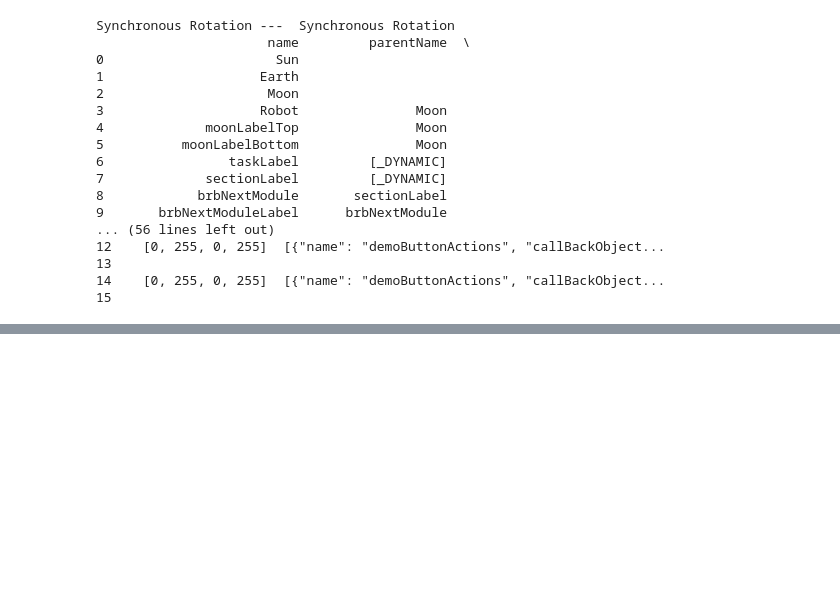
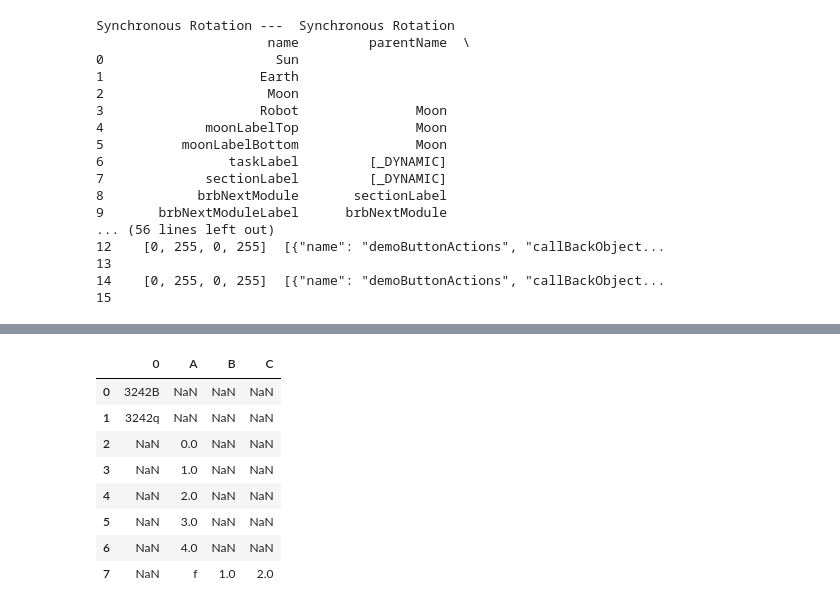
Before and after one commit to jfwallin/cyberAR, a Jupyter notebook: _Code Device/AR Labs/Assets/Resources/jsonDefinitions/visualizeJson.ipynb, the cells around one changed output, grey strips where cells are left out. Cells and saved outputs as stored; diff of their text form; code cells hidden in the pictures; blank space fills up the shorter version.

```diff
--- a/_Code Device/AR Labs/Assets/Resources/jsonDefinitions/visualizeJson.ipynb
+++ b/_Code Device/AR Labs/Assets/Resources/jsonDefinitions/visualizeJson.ipynb
@@ -491,3 +529,30 @@ IndexError: too many indices for array: array is 1-dimensional, but 2 were index
+# %%
+df = pd.DataFrame(columns=['A','B','C'])
+for i in range(5):
+    df = df.append({'A': i}, ignore_index=True)
+df
+
+df.loc[len(df.index)] = ["f",1,2]
+df
+
+
+new_row = pd.DataFrame(['3242q'])
+df = pd.concat([new_row, df]).reset_index(drop = True)
+
+new_row = pd.DataFrame(['3242B'])
+df = pd.concat([new_row, df]).reset_index(drop = True)
+
+df
+# %% [output]
+|  | 0 | A | B | C |
+| 0 | 3242B | NaN | NaN | NaN |
+| 1 | 3242q | NaN | NaN | NaN |
+| 2 | NaN | 0.0 | NaN | NaN |
+| 3 | NaN | 1.0 | NaN | NaN |
+| 4 | NaN | 2.0 | NaN | NaN |
+| 5 | NaN | 3.0 | NaN | NaN |
+| 6 | NaN | 4.0 | NaN | NaN |
+| 7 | NaN | f | 1.0 | 2.0 |
 # %%
 current
 # %% [output]
```
Also changed, not shown: parts of 5 cells of this notebook.
